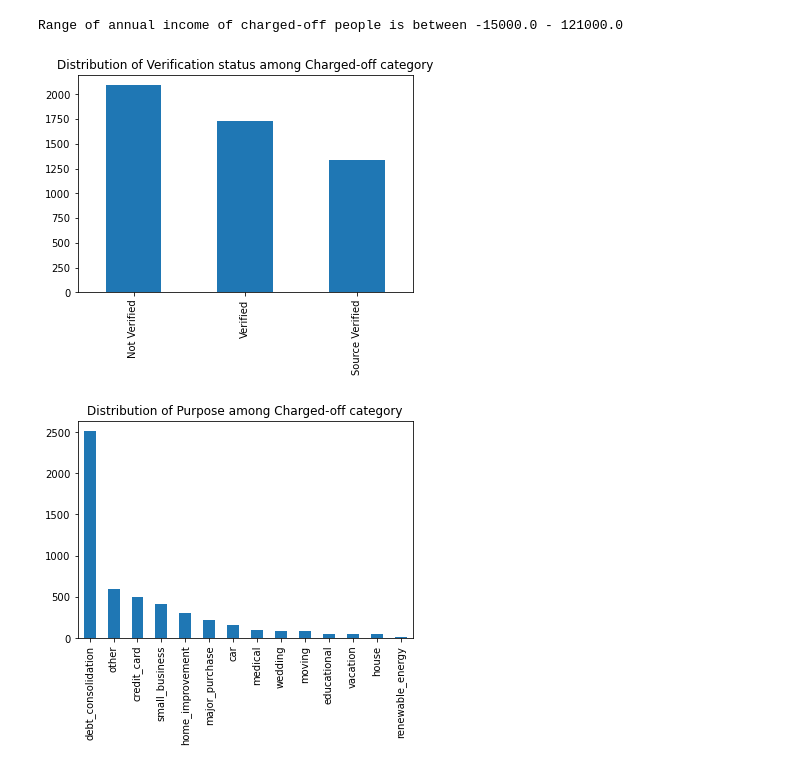
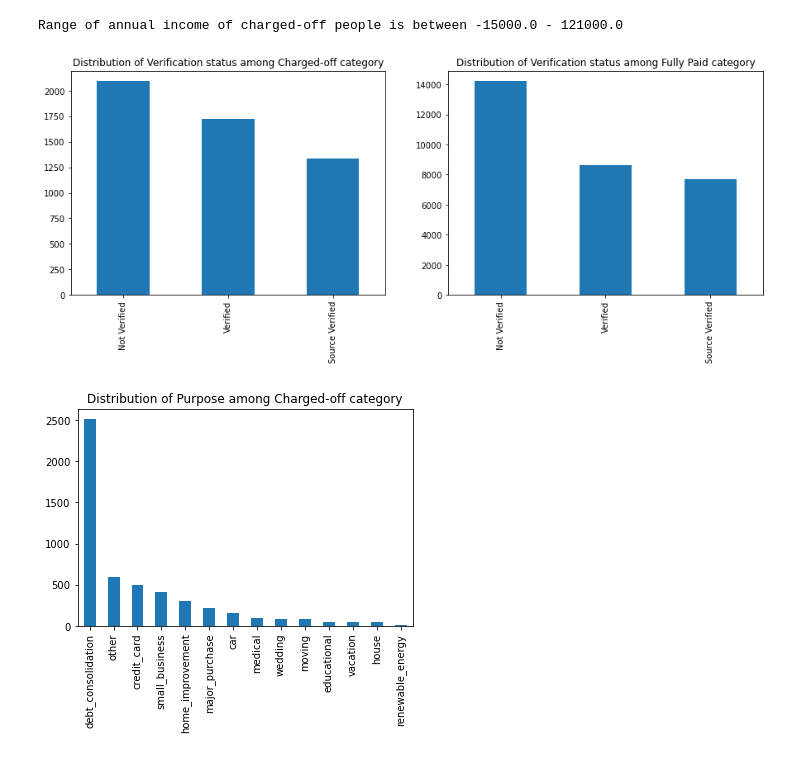
Before and after one commit to vighu0710/LendingClubCaseStudy, a Jupyter notebook: Lending Club Case Study.ipynb, the cells around one changed output. Saved outputs shown, nothing was run; the diff lists cells and outputs as text; code cells hidden in the pictures.

```diff
--- a/Lending Club Case Study.ipynb
+++ b/Lending Club Case Study.ipynb
@@ -800,14 +800,17 @@ Range of annual income of charged-off people is between -15000.0 - 121000.0
 # %%
 # Distribution of Verification status among Charged-off category
 
-chargedOffLoanDF["verification_status"].value_counts().plot.bar()
-plt.title("Distribution of Verification status among Charged-off category")
+fig, ax = plt.subplots(1,2,figsize=(15,5))
+chargedOffLoanDF["verification_status"].value_counts().plot.bar(ax = ax[0],title = "Distribution of Verification status among Charged-off category")
+#plt.title("Distribution of Verification status among Charged-off category")
+PaidLoanDF["verification_status"].value_counts().plot.bar(ax = ax[1], title = "Distribution of Verification status among Fully Paid category")
+#plt.title("Distribution of Verification status among Charged-off category")
 plt.show()
 
 # Observation
-# Not Verified loans tends to default
+# Most number of borrowers are not verified
 # %% [output]
-[figure, old version]
+[figure, new version]
 # %%
 # Distribution of Purpose among Charged-off category
 
```
Also changed, not shown: parts of 94 cells of this notebook.
